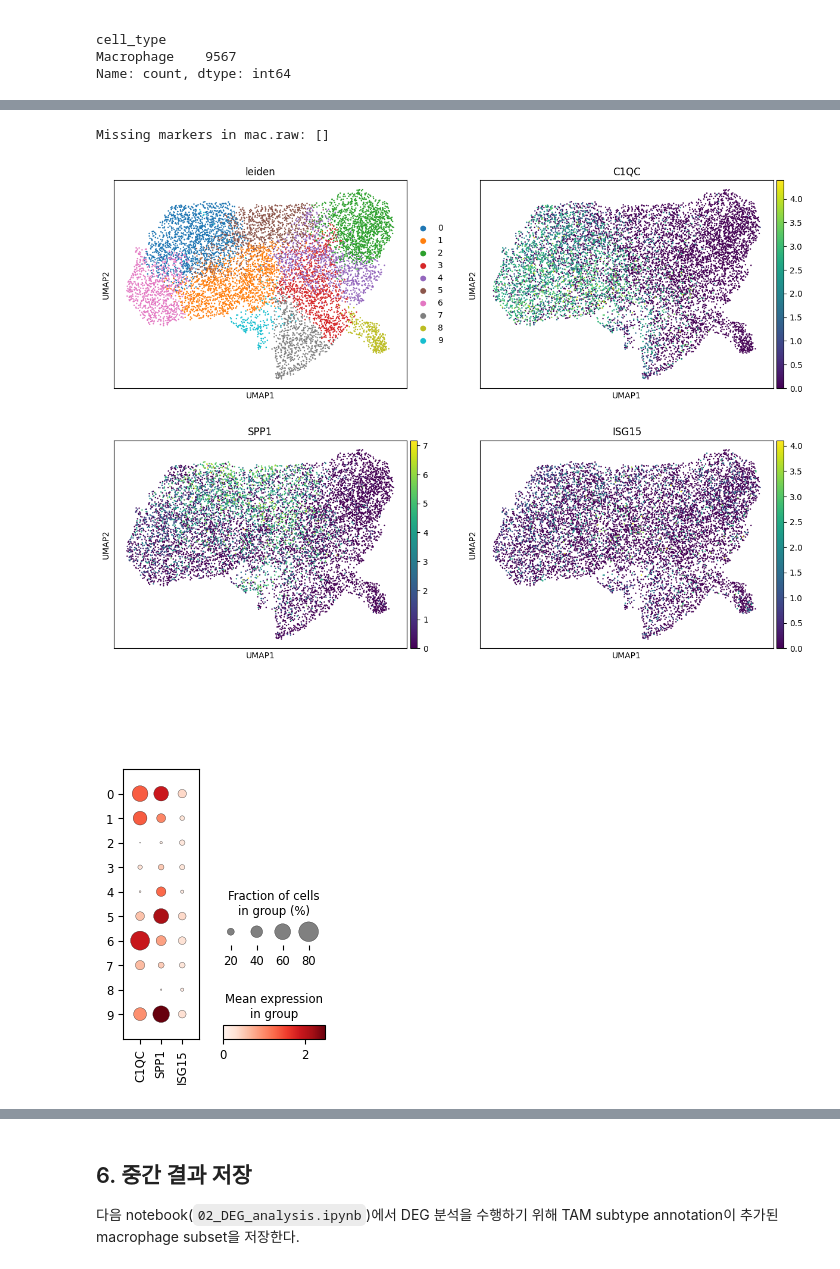
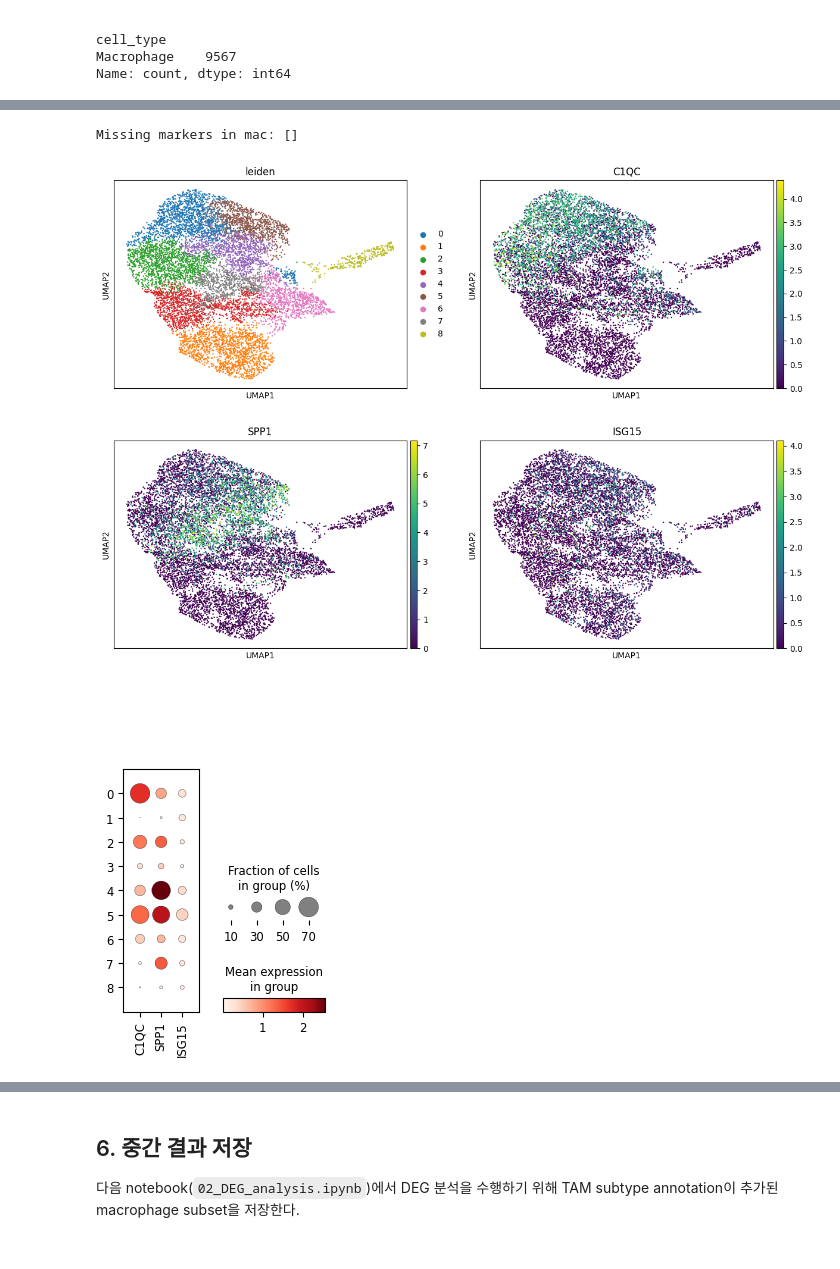
Before and after one commit to boeun02/scRNA-seq-Cancer-Immunology-Analysis, a Jupyter notebook: phase2_analysis/01_myeloid_subset.ipynb, the cells around one changed output, grey strips where cells are left out. Drawn from its saved outputs; the diff is of its cells as text; code cells hidden in the pictures.

```diff
--- a/phase2_analysis/01_myeloid_subset.ipynb
+++ b/phase2_analysis/01_myeloid_subset.ipynb
@@ -103 +180,11 @@ function 설명:
 - 결과 variance가 감소하고 return 안정성이 증가함
+# %%
+# PCA 수행
+mac_pca_input = mac[:, mac.var['highly_variable']].copy()
+sc.pp.scale(mac_pca_input, max_value=10)
+sc.pp.pca(mac_pca_input, n_comps=50, random_state=42)
+
+mac.obsm['X_pca'] = mac_pca_input.obsm['X_pca']
+mac.uns['pca'] = mac_pca_input.uns['pca']
+
+print(mac.obsm['X_pca'].shape)
@@ -103,0 +262,15 @@ function 설명:
+# %%
+# 1. n_pcs=7로 확정 후 Harmony 적용
+import harmonypy as hm
+
+pca_result = mac.obsm['X_pca'][:, :7]   # n_pcs=7만 사용
+meta = mac.obs[['sample']]
+ho = hm.run_harmony(pca_result, meta, 'sample')
+
+Z_corr = ho.Z_corr
+if Z_corr.shape[0] != mac.n_obs and Z_corr.shape[1] == mac.n_obs:
+    Z_corr = Z_corr.T
+assert Z_corr.shape[0] == mac.n_obs
+
+mac.obsm['X_pca_harmony'] = Z_corr
+print(mac.obsm['X_pca_harmony'].shape)
@@ -143,14 +515,14 @@ Name: count, dtype: int64
 # %%
 tam_markers = ['C1QC', 'SPP1', 'ISG15']
-missing_markers = [g for g in tam_markers if g not in mac.raw.var_names]
-print('Missing markers in mac.raw:', missing_markers)
+missing_markers = [g for g in tam_markers if g not in mac.var_names]
+print('Missing markers in mac:', missing_markers)
 
-sc.pl.umap(mac, color=['leiden', 'C1QC', 'SPP1', 'ISG15'], ncols=2, use_raw=True)
-sc.pl.dotplot(mac, tam_markers, groupby='leiden', use_raw=True)
+sc.pl.umap(mac, color=['leiden', 'C1QC', 'SPP1', 'ISG15'], ncols=2)
+sc.pl.dotplot(mac, tam_markers, groupby='leiden')
 # %% [output]
-Missing markers in mac.raw: []
+Missing markers in mac: []
-[figure, old version]
+[figure, new version]
-[figure, old version]
+[figure, new version]
 # %% [markdown]
 ## 5. Marker 기반 TAM subtype annotation
 
```
Also changed, not shown: parts of 34 cells of this notebook, 7 other files.
